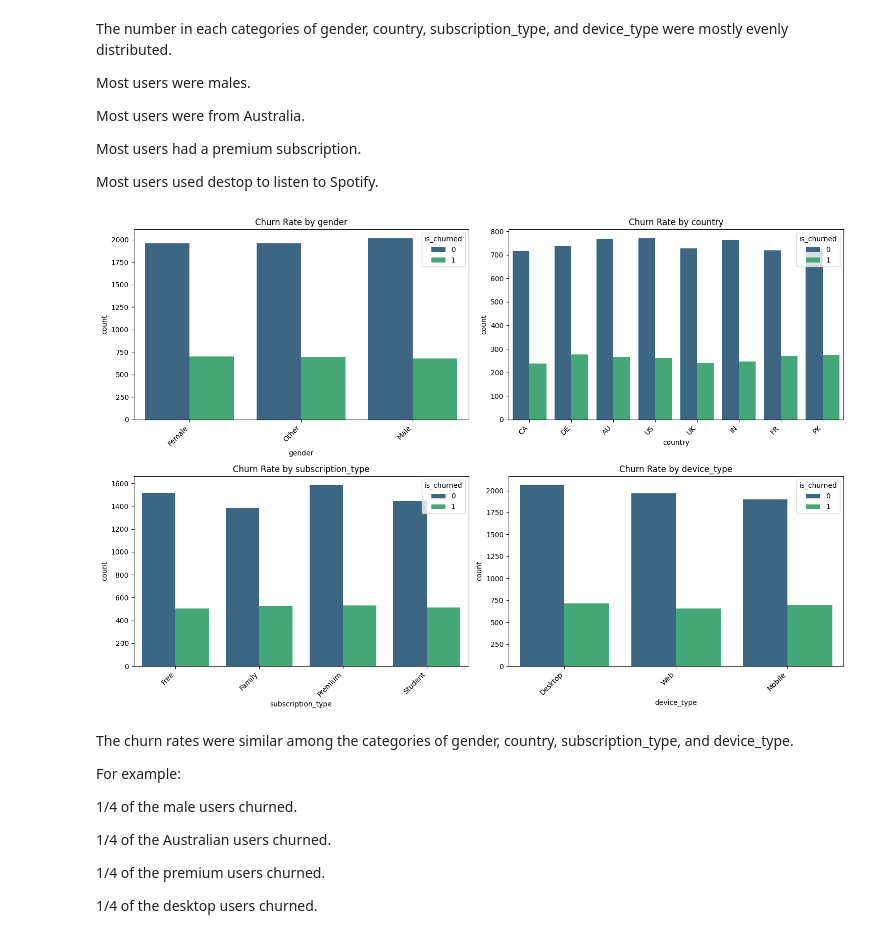
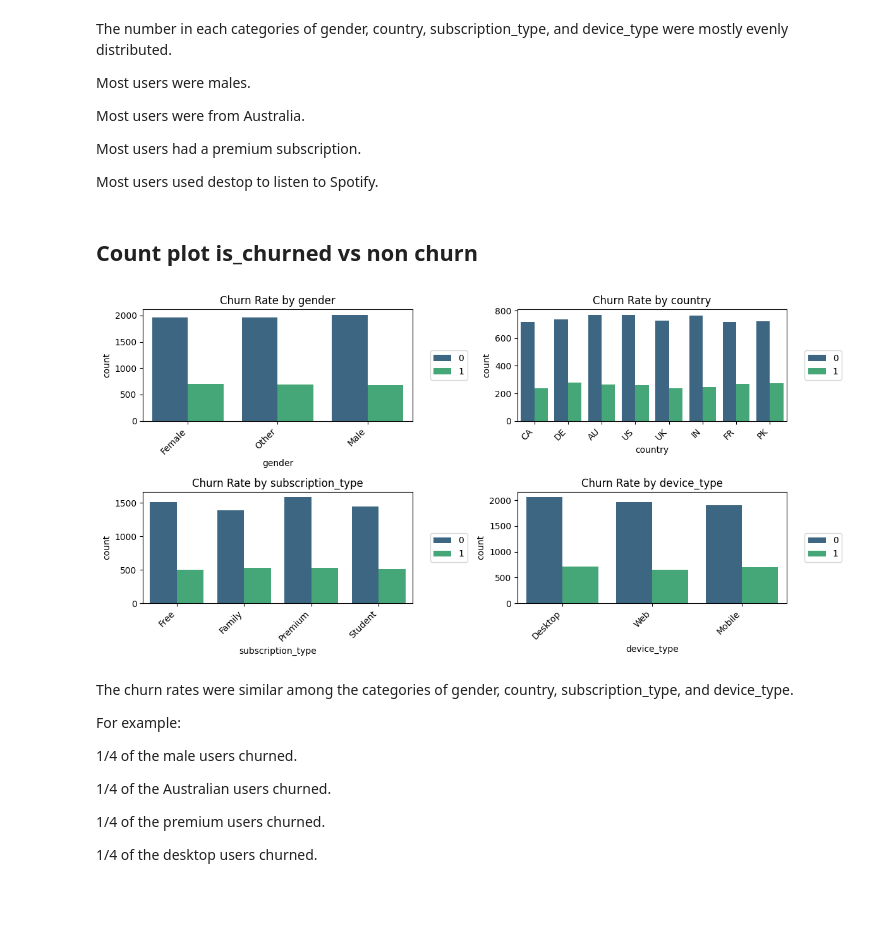
Before and after one commit to xuany823/ADS505_Final_Project, a Jupyter notebook: Spotify_Churn.ipynb, the cells around one changed output. Cells and saved outputs as stored; diff of their text form; code cells hidden in the pictures; blank space fills up the shorter version.

```diff
--- a/Spotify_Churn.ipynb
+++ b/Spotify_Churn.ipynb
@@ -276,23 +299,26 @@ Most users were from Australia.
 Most users had a premium subscription.
 
 Most users used destop to listen to Spotify.
+# %% [markdown]
+## Count plot is_churned vs non churn
 # %%
 # Count plots for categorical variables vs is_churned
 
 categorical_columns_vs_churn = ['gender', 'country', 'subscription_type', 'device_type', ]
 
-plt.figure(figsize=(15, 10))
+plt.figure(figsize=(12, 6))
 
 for i, col in enumerate(categorical_columns_vs_churn, 1):
     plt.subplot(2, 2, i)
     sns.countplot(x=col, data=df, hue='is_churned', palette='viridis')
     plt.title(f'Churn Rate by {col}')
+    plt.legend(loc="center left", bbox_to_anchor=(1.05, 0.5)) # Michelle
     plt.xticks(rotation=45, ha='right')
 
 plt.tight_layout()
 plt.show()
 # %% [output]
-[figure, old version]
+[figure, new version]
 # %% [markdown]
 The churn rates were similar among the categories of gender, country, subscription_type, and device_type.
 
```
Also changed, not shown: parts of 78 cells of this notebook.
